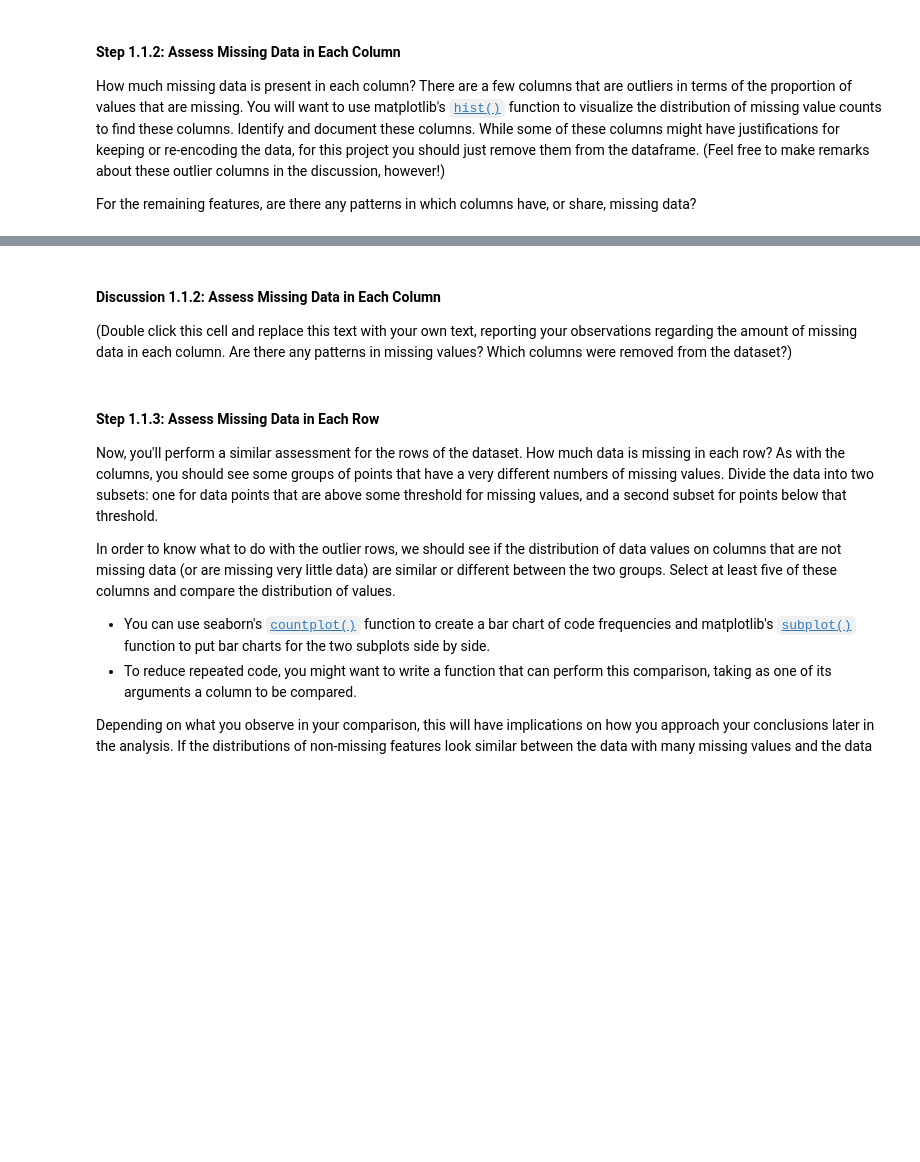
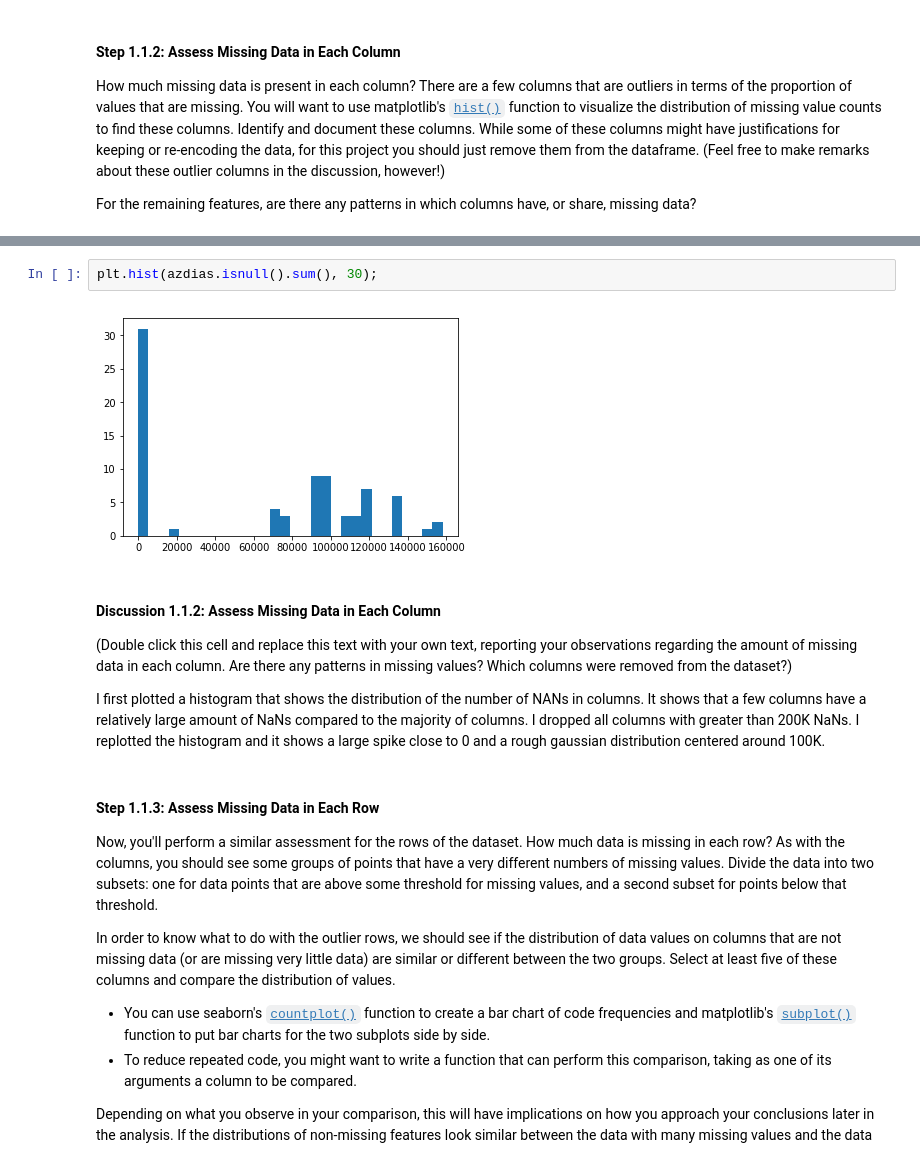
Before and after one commit to buncem/identify-customer-segments, a Jupyter notebook: Identify_Customer_Segments.ipynb, the cells around one changed output, grey strips where cells are left out. Drawn from its saved outputs; the diff is of its cells as text; blank space fills up the shorter version.

Commit message:
Assess missing data in each column, step 1.1.2

```diff
--- a/Identify_Customer_Segments.ipynb
+++ b/Identify_Customer_Segments.ipynb
@@ -127,7 +140,13 @@ For the remaining features, are there any patterns in which columns have, or sha
+# %%
+plt.hist(azdias.isnull().sum(), 30);
+# %% [output]
+[figure, added]
 # %% [markdown]
 #### Discussion 1.1.2: Assess Missing Data in Each Column
 
 (Double click this cell and replace this text with your own text, reporting your observations regarding the amount of missing data in each column. Are there any patterns in missing values? Which columns were removed from the dataset?)
+
+I first plotted a histogram that shows the distribution of the number of NANs in columns. It shows that a few columns have a relatively large amount of NaNs compared to the majority of columns. I dropped all columns with greater than 200K NaNs. I replotted the histogram and it shows a large spike close to 0 and a rough gaussian distribution centered around 100K.
 # %% [markdown]
 #### Step 1.1.3: Assess Missing Data in Each Row
 
```
Also changed, not shown: parts of 3 cells of this notebook.
